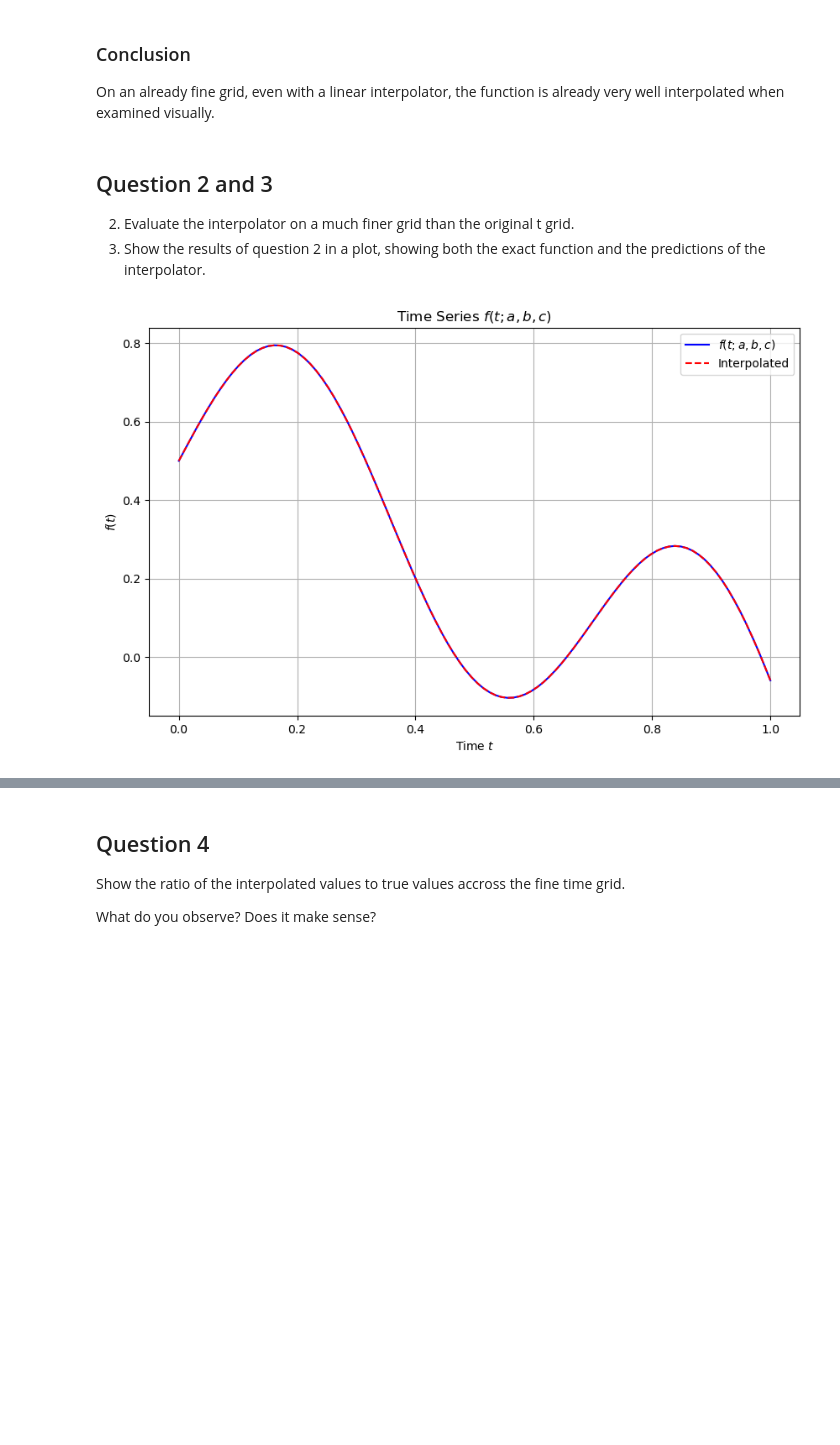
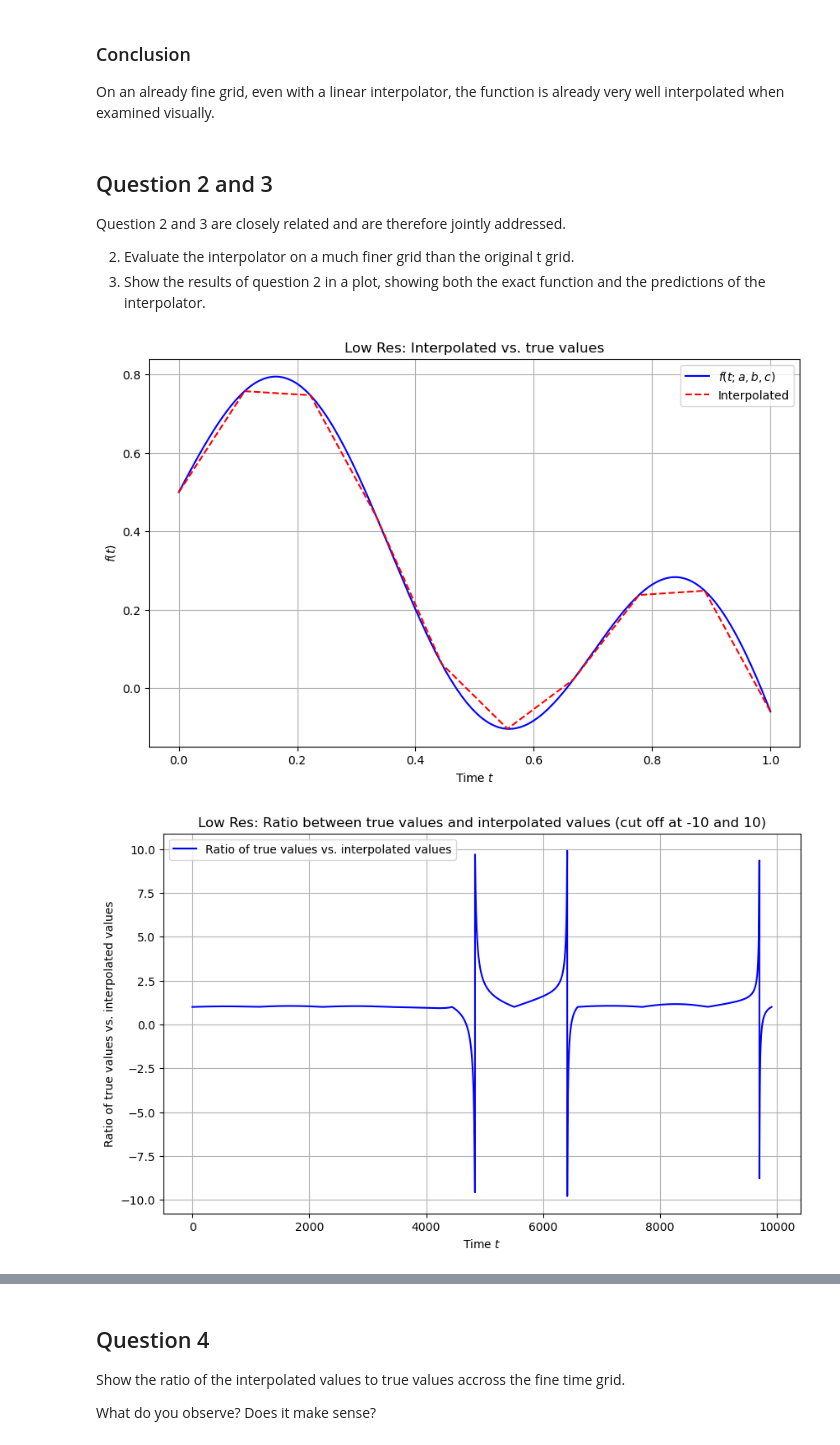
Before and after one commit to BenNorsk/curse_of_dimensionality, a Jupyter notebook: main.ipynb, the cells around one changed output, grey strips where cells are left out. Saved outputs shown, nothing was run; the diff lists cells and outputs as text; code cells hidden in the pictures; blank space fills up the shorter version.

```diff
--- a/main.ipynb
+++ b/main.ipynb
@@ -99,24 +118,56 @@ plot_against_interpolation(a, b, c, f_interpolated(t), t=t)
 On an already fine grid, even with a linear interpolator, the function is already very well interpolated when examined visually.
 # %% [markdown]
 ## Question 2 and 3
+Question 2 and 3 are closely related and are therefore jointly addressed.
+
+
 2. Evaluate the interpolator on a much finer grid than the original t grid.
 3. Show the results of question 2 in a plot, showing both the exact function and the predictions of the interpolator.
 # %%
 # We define the parameters as fixed values
 a = 0.1
 b = -0.13
 c = 9
 
-# We create an array of 100 t's between 0 and 1 (linear space)
-t = np.linspace(0, 1, 100)
+def get_real_and_interpolated_values(a, b, c, nr_training_t, nr_evaluated_t):
+    """
+    This function allows us to define on which grid we want to train the model and on which grid we want to evaluate it.
 
-# We obtain the values of f(t) for the given parameters
-f_values = f(t, a, b, c)
+    Args:
+        - a, b, c: parameters of the function f(t)
+        - nr_training_t: number of points at which we train the model
+        - nr_evaluated_t: number of points at which we evaluate the model
 
-# We interpolate the values of f(t) using a linear interpolation
-f_interpolated = scipy.interpolate.interp1d(t, f_values, kind='cubic')
+    Returns:
+        - f_values: values of f(t) for the given parameters
+        - f_interpolated_values: values of the interpolated function
+        - t2: grid at which we evaluate the interpolated function
+    """
+    # We create an array of training t's between 0 and 1 (linear space)
+    t = np.linspace(0, 1, nr_training_t)
 
-# We plot the values of f(t) and the interpolated function
-plot_against_interpolation(a, b, c, f_interpolated(t), t=t)
+    # We obtain the values of f(t) for the given parameters
+    f_values = f(t, a, b, c)
+
+    # We interpolate the values of f(t) using a linear interpolation
+    f_interpolated = scipy.interpolate.interp1d(t, f_values, kind='linear')
+
+    # Now evaluate f_interpolated at many more points as given by the number of evaluated t's
+    t2 = np.linspace(0, 1, nr_evaluated_t)
+    f_interpolated_values = f_interpolated(t2)
+    f_values = f(t2, a, b, c)
+
+    return f_values, f_interpolated_values, t2
+
+# First, let's see what happens when we evaluate t at a much lower resolution grid than in the previous exercise.
+f_values, f_interpolated_values, t = get_real_and_interpolated_values(a, b, c, 10, 10000) # We choose a training grid a factor 10 smaller than in the previous exercise (evaluation grid of 10000).
+plot_against_interpolation(a, b, c, f_interpolated_values, t=t, title="Low Res: Interpolated vs. true values")
+plot_ratio(f_values, f_interpolated_values, cutoff=[-10,10], title="Low Res: Ratio between true values and interpolated values (cut off at -10 and 10)")
+
+# Now, let's see what happens when we evaluate t at a much higher resolution grid.
+f_values, f_interpolated_values, t = get_real_and_interpolated_values(a, b, c, 1000, 10000) # We choose a training grid a factor 10 bigger than in the previous exercise (evaluation grid of 10000).
+plot_against_interpolation(a, b, c, f_interpolated_values, t=t, title="High Res: Interpolated vs. true values")
+plot_ratio(f_values, f_interpolated_values, cutoff=[-np.inf,np.inf], title="High Res: Ratio between true values and interpolated values")
 # %% [output]
-[figure, old version]
+[figure, new version]
+[figure, added]
```
Also changed, not shown: parts of 12 cells of this notebook, 3 other files.
